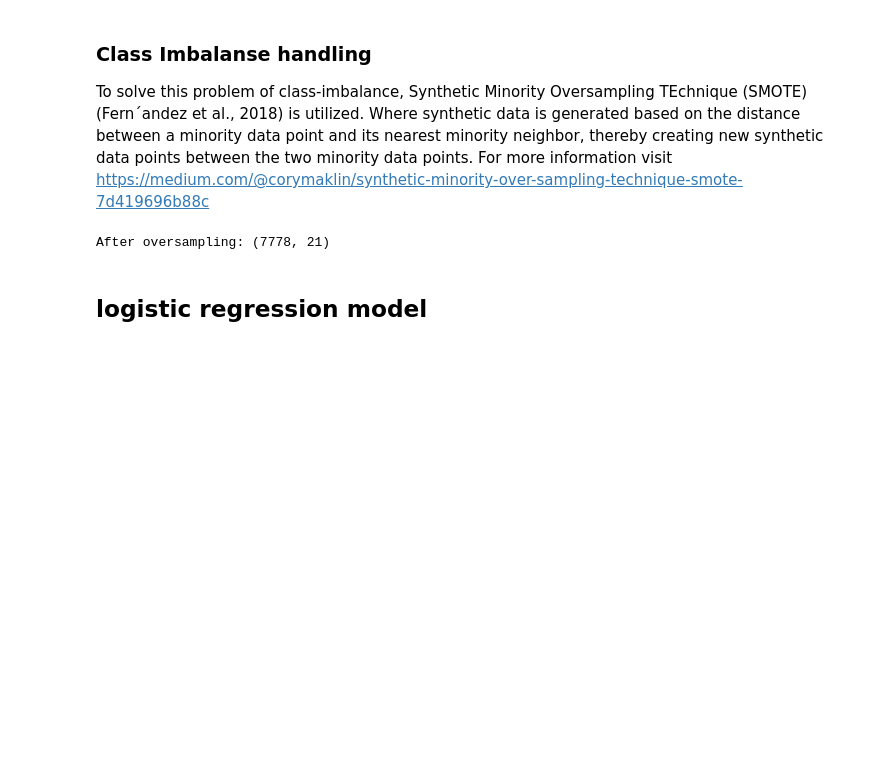
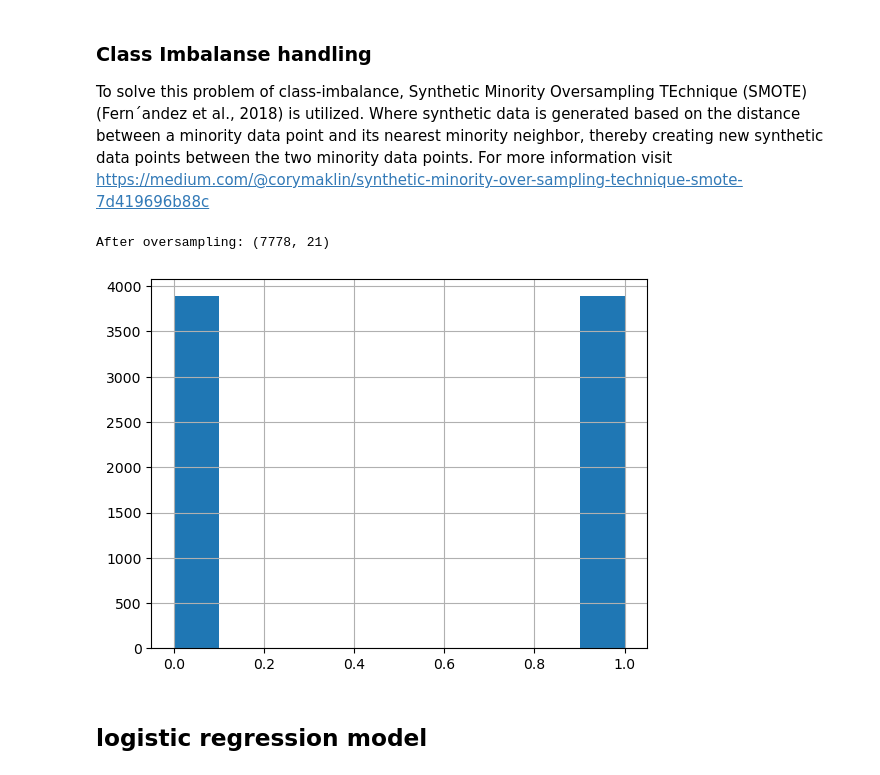
Before and after one commit to IhteshamShah/AI4Health_XAI, a Jupyter notebook: 01_lecture.ipynb, the cells around one changed output. Drawn from its saved outputs; the diff is of its cells as text; code cells hidden in the pictures; blank space fills up the shorter version.

```diff
--- a/01_lecture.ipynb
+++ b/01_lecture.ipynb
@@ -108,6 +112,11 @@ X_train, y_train = data_loader.oversample(X_train, y_train)
 print("After oversampling:", X_train.shape)
 # %% [output]
 After oversampling: (7778, 21)
+# %%
+y_train.hist()
+plt.show()
+# %% [output]
+[figure, added]
 # %% [markdown]
 ## logistic regression model
 # %%
```
Also changed, not shown: parts of 1 cell of this notebook, 2 other files.
